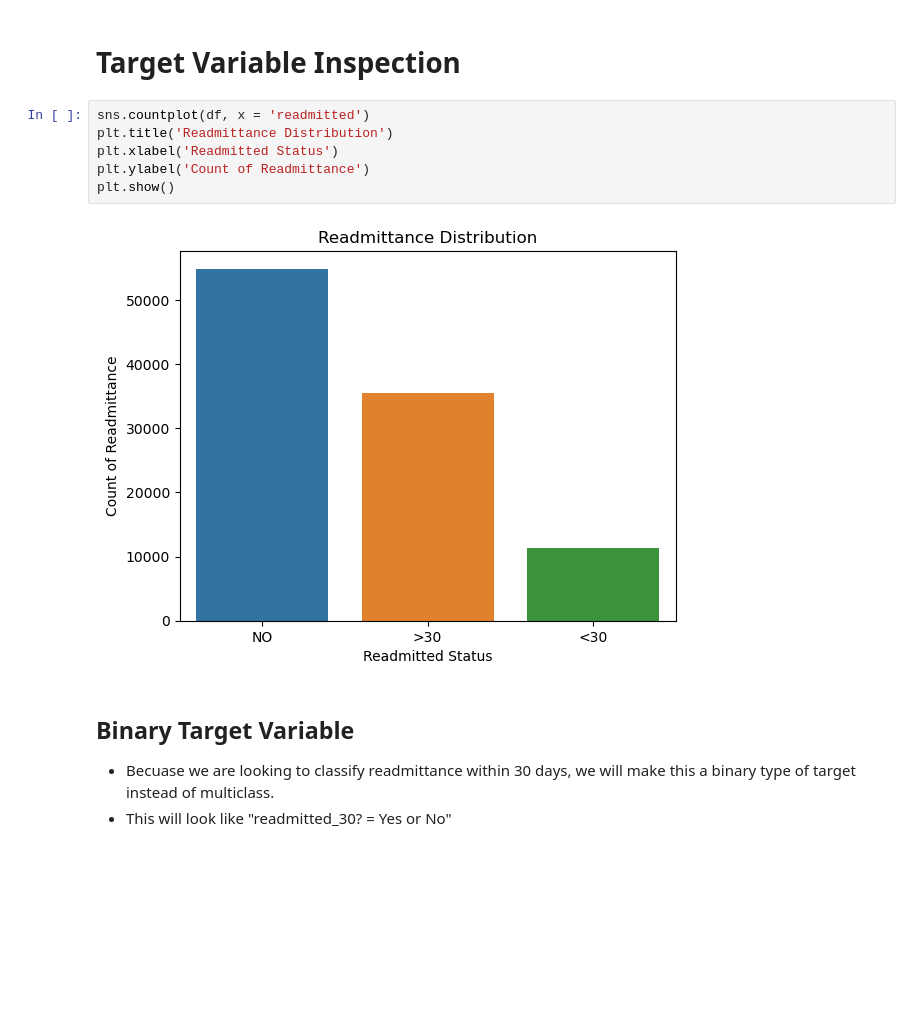
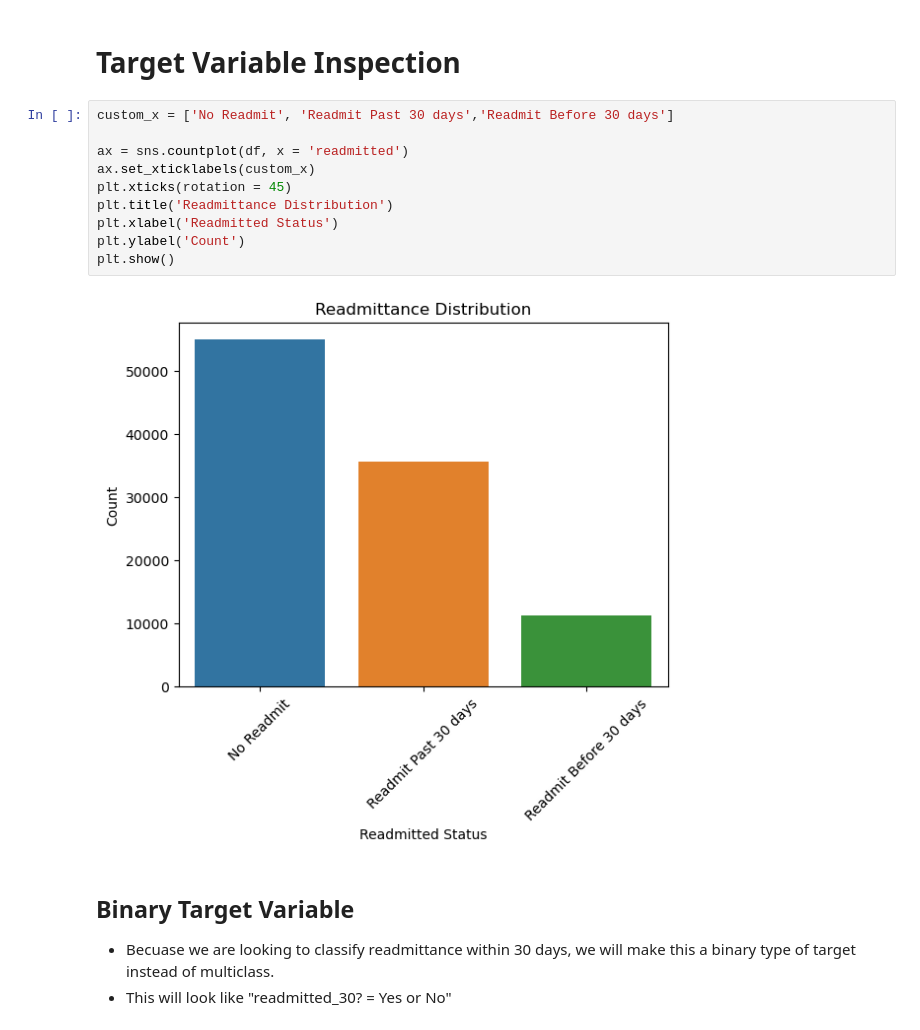
Before and after one commit to Mr-Chang95/Hospital-Readmittance-Classification, a Jupyter notebook: CaseStudy.ipynb, the cells around one changed output. Saved outputs shown, nothing was run; the diff lists cells and outputs as text; blank space fills up the shorter version.

Commit message:
update plots

```diff
--- a/CaseStudy.ipynb
+++ b/CaseStudy.ipynb
@@ -142,13 +142,17 @@ df.head()
 # %% [markdown]
 # Target Variable Inspection
 # %%
-sns.countplot(df, x = 'readmitted')
+custom_x = ['No Readmit', 'Readmit Past 30 days','Readmit Before 30 days']
+
+ax = sns.countplot(df, x = 'readmitted')
+ax.set_xticklabels(custom_x)
+plt.xticks(rotation = 45)
 plt.title('Readmittance Distribution')
 plt.xlabel('Readmitted Status')
-plt.ylabel('Count of Readmittance')
+plt.ylabel('Count')
 plt.show()
 # %% [output]
-[figure, old version]
+[figure, new version]
 # %% [markdown]
 ## Binary Target Variable
 - Becuase we are looking to classify readmittance within 30 days, we will make this a binary type of target instead of multiclass.
```
Also changed, not shown: parts of 12 cells of this notebook, 1 other file.
